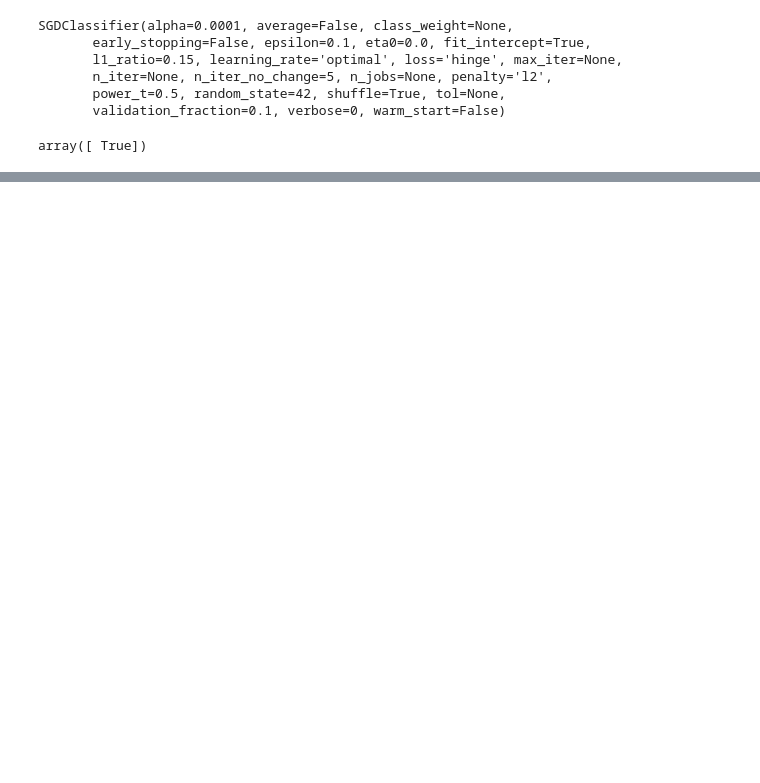
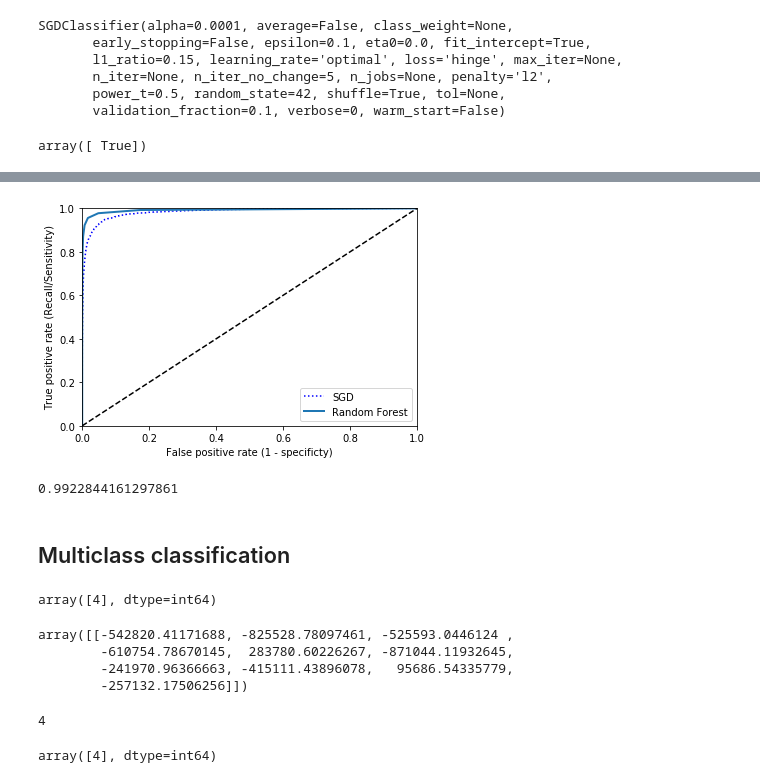
Before and after one commit to akshay827/HandsOnML, a Jupyter notebook: MNIST .ipynb, the cells around one changed output, grey strips where cells are left out. Cells and saved outputs as stored; diff of their text form; code cells hidden in the pictures; blank space fills up the shorter version.

```diff
--- a/MNIST .ipynb
+++ b/MNIST .ipynb
@@ -128,0 +192,51 @@ f1_score(y_train_4, y_train_pred)
+# %%
+#Random forest classifier:
+
+from sklearn.ensemble import RandomForestClassifier
+
+forest_clf = RandomForestClassifier(random_state = 42)
+y_probas_forest = cross_val_predict(forest_clf, x_train, y_train_4, cv = 3, method="predict_proba")
+# %%
+y_scores_forest = y_probas_forest[:, 1] # score = proba of positive class
+
+fpr_forest, tpr_forest, thresholds_forest = roc_curve(y_train_4,y_scores_forest)
+plt.plot(fpr, tpr, "b:", label="SGD")
+plot_roc_curve(fpr_forest, tpr_forest, "Random Forest")
+plt.legend(loc="best")
+plt.show()
+# %% [output]
+[figure, added]
+# %%
+roc_auc_score(y_train_4, y_scores_forest)
+# %% [output]
+0.9922844161297861
+# %% [markdown]
+## Multiclass classification
+# %%
+sgd_clf.fit(x_train, y_train)
+sgd_clf.predict([some_digit])
+# %% [output]
+array([4], dtype=int64)
+# %%
+#10 scores per instance (OVA Strategy)
+
+some_digit_scores = sgd_clf.decision_function([some_digit])
+some_digit_scores
+# %% [output]
+array([[-542820.41171688, -825528.78097461, -525593.0446124 ,
+        -610754.78670145,  283780.60226267, -871044.11932645,
+        -241970.96366663, -415111.43896078,   95686.54335779,
+        -257132.17506256]])
+# %%
+np.argmax(some_digit_scores)
+# %% [output]
+4
+# %%
+#forced OVO strategy:
+
+from sklearn.multiclass import OneVsOneClassifier
+ovo_clf = OneVsOneClassifier(SGDClassifier(random_state=42))
+ovo_clf.fit(x_train, y_train)
+ovo_clf.predict([some_digit])
+# %% [output]
+array([4], dtype=int64)
```
Also changed, not shown: parts of 27 cells of this notebook.
